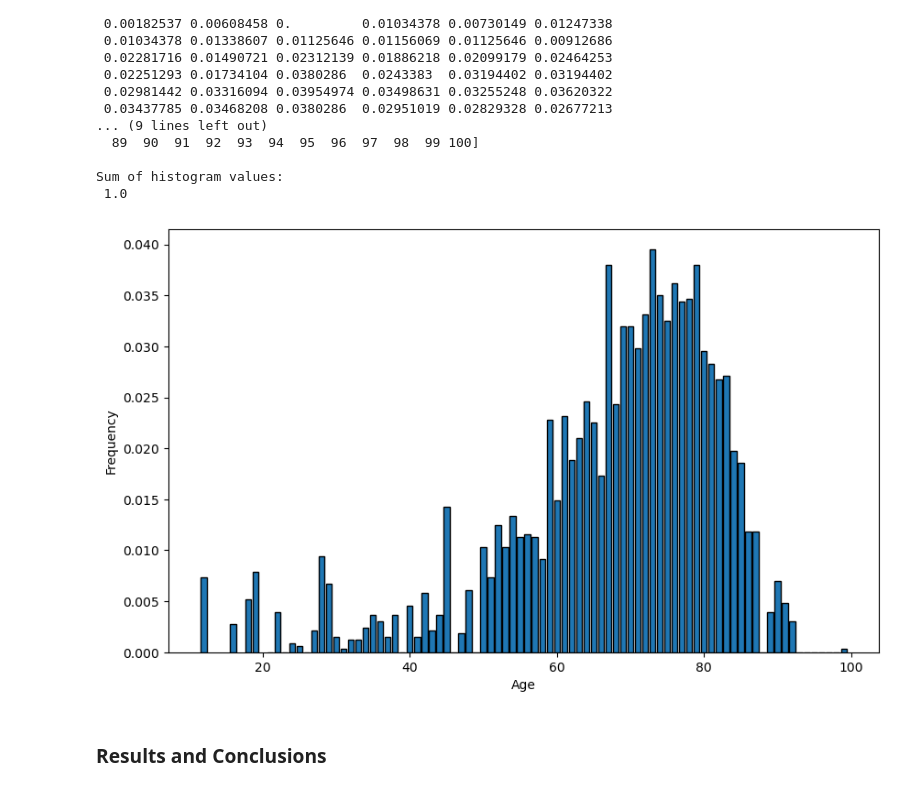
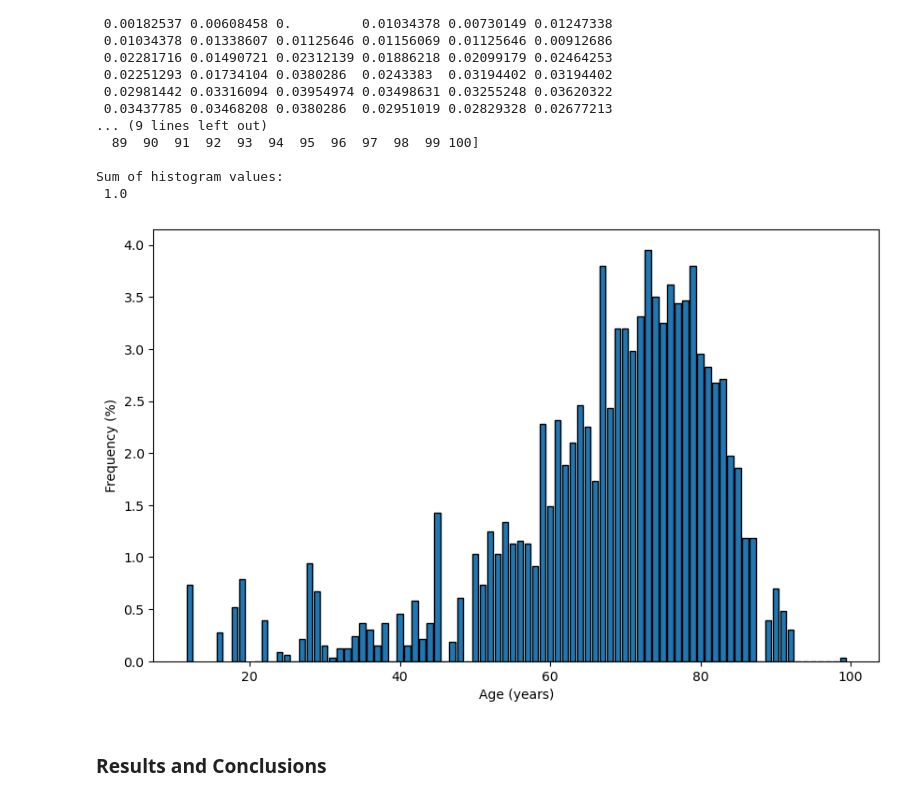
Before and after one commit to Kekkodf/Master-Thesis, a Jupyter notebook: Code/DP_Notebook.ipynb, the cells around one changed output. Drawn from its saved outputs; the diff is of its cells as text; code cells hidden in the pictures.

```diff
--- a/Code/DP_Notebook.ipynb
+++ b/Code/DP_Notebook.ipynb
@@ -748,12 +747,12 @@ Sum of histogram values:
  1.0
 # %%
 plt.figure(figsize=(10, 6))
-plt.bar(dp_bins[:-1], dp_hist, edgecolor="black")
-plt.xlabel("Age")
-plt.ylabel("Frequency")
+plt.bar(dp_bins[:-1], dp_hist*100, edgecolor="black")
+plt.xlabel("Age (years)")
+plt.ylabel("Frequency (%)")
 plt.show()
 # %% [output]
-[figure, old version]
+[figure, new version]
 # %% [markdown]
 ### Results and Conclusions
 # %%
```
Also changed, not shown: parts of 18 cells of this notebook, 8 other files.
